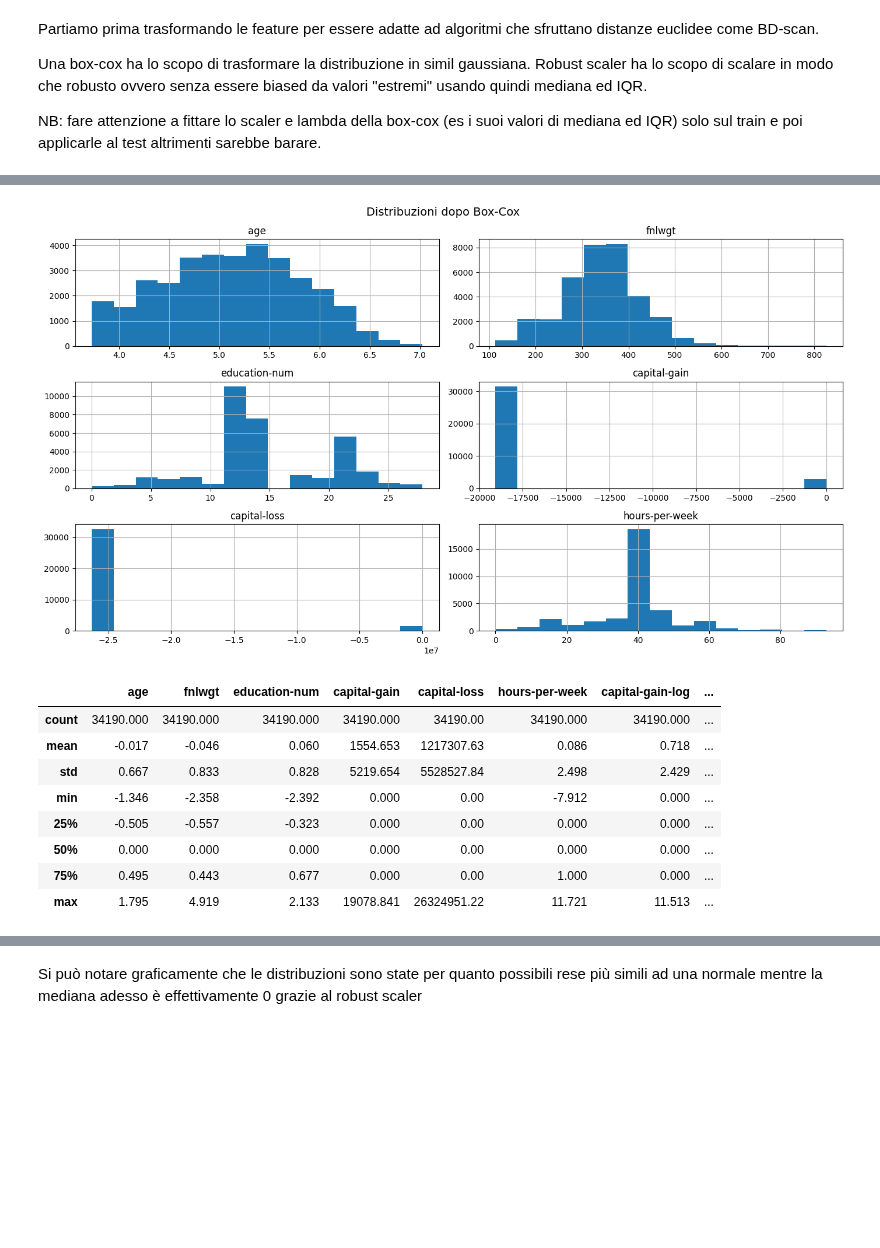
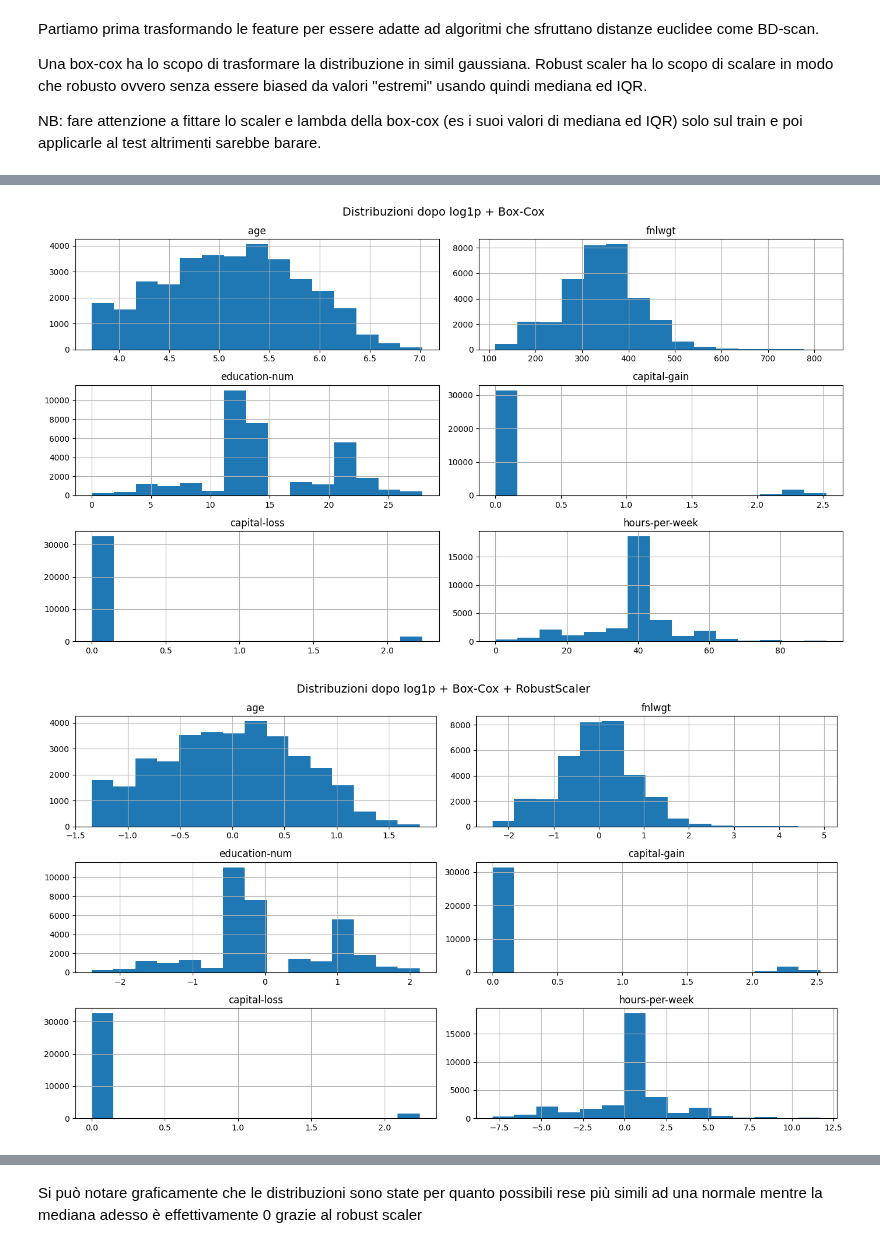
Before and after one commit to Bit-Pitt/BDA, a Jupyter notebook: EDA_tabular.ipynb, the cells around one changed output, grey strips where cells are left out. Saved outputs shown, nothing was run; the diff lists cells and outputs as text; code cells hidden in the pictures; blank space fills up the shorter version.

```diff
--- a/EDA_tabular.ipynb
+++ b/EDA_tabular.ipynb
@@ -809,43 +809,54 @@ from sklearn.preprocessing import RobustScaler
 numeric_vars = ['age', 'fnlwgt', 'education-num',
                 'capital-gain', 'capital-loss', 'hours-per-week']
 
-# Box-Cox (fit su train)
+# Colonne su cui applicare Box-Cox (escludi capital-gain e capital-loss)
+boxcox_vars = ['age', 'fnlwgt', 'education-num', 'hours-per-week']
+log1p_vars  = ['capital-gain', 'capital-loss']
+
 transformed_train = data_train[numeric_vars].copy()
 transformed_test  = data_test[numeric_vars].copy()
+
+# ── Log1p su capital-gain e capital-loss ──────────────────────────────
+transformed_train[log1p_vars] = np.log1p(transformed_train[log1p_vars])
+transformed_test[log1p_vars]  = np.log1p(transformed_test[log1p_vars])
+
+# ── Box-Cox solo sulle altre feature ──────────────────────────────────
 lambda_dict = {}
-
-for col in numeric_vars:
+for col in boxcox_vars:
     min_val = transformed_train[col].min()
     shift = -min_val + 1e-4 if min_val <= 0 else 0
-
-    # fit su train
     new_values, lambda_val = stats.boxcox(transformed_train[col] + shift)
-    lambda_dict[col] = (lambda_val, shift)  # salvo anche lo shift per il test
+    lambda_dict[col] = (lambda_val, shift)
     transformed_train[col] = new_values
-
-    # applico stessa trasformazione su test (stesso lambda e stesso shift)
-    transformed_test[col] = stats.boxcox(transformed_test[col] + shift, lmbda=lambda_val)
+    transformed_test[col]  = stats.boxcox(transformed_test[col] + shift, lmbda=lambda_val)
 
 print("Lambda trovati da Box-Cox:")
 for col, (lam, shift) in lambda_dict.items():
     print(f"  {col}: λ = {lam:.4f}, shift = {shift:.4f}")
 
 transformed_train.hist(bins=15, figsize=(14, 8))
-plt.suptitle("Distribuzioni dopo Box-Cox", fontsize=14)
+plt.suptitle("Distribuzioni dopo log1p + Box-Cox", fontsize=14)
 plt.tight_layout()
 plt.show()
 
-#RobustScaler (fit su train, transform su entrambi)
+# ── RobustScaler ───────────────────────────────────────────────────────
 scaler = RobustScaler()
-X_train = data_train.drop(columns=['income']).copy()
-X_test  = data_test.drop(columns=['income']).copy()
-y_train = data_train['income']
-y_test  = data_test['income']
+transformed_train_scaled = pd.DataFrame(
+    scaler.fit_transform(transformed_train),
+    columns=numeric_vars
+)
+transformed_test_scaled = pd.DataFrame(
+    scaler.transform(transformed_test),
+    columns=numeric_vars
+)
 
-X_train[numeric_vars] = scaler.fit_transform(transformed_train)
-X_test[numeric_vars]  = scaler.transform(transformed_test)
+transformed_train_scaled.hist(bins=15, figsize=(14, 8))
+plt.suptitle("Distribuzioni dopo log1p + Box-Cox + RobustScaler", fontsize=14)
+plt.tight_layout()
+plt.show()
 
-X_train.describe().round(3)
+print("\nStatistiche finali train:")
+print(transformed_train_scaled.describe().round(3))
 # %% [output]
 Lambda trovati da Box-Cox:
   age: λ = 0.1851, shift = 0.0000
@@ -856,11 +865,3 @@ Lambda trovati da Box-Cox:
   hours-per-week: λ = 0.9853, shift = 0.0000
-[figure, old version]
+[figure, new version]
-|  | age | fnlwgt | education-num | capital-gain | capital-loss | hours-per-week | capital-gain-log | ... |
-| count | 34190.000 | 34190.000 | 34190.000 | 34190.000 | 34190.00 | 34190.000 | 34190.000 | ... |
-| mean | -0.017 | -0.046 | 0.060 | 1554.653 | 1217307.63 | 0.086 | 0.718 | ... |
-| std | 0.667 | 0.833 | 0.828 | 5219.654 | 5528527.84 | 2.498 | 2.429 | ... |
-| min | -1.346 | -2.358 | -2.392 | 0.000 | 0.00 | -7.912 | 0.000 | ... |
-| 25% | -0.505 | -0.557 | -0.323 | 0.000 | 0.00 | 0.000 | 0.000 | ... |
-| 50% | 0.000 | 0.000 | 0.000 | 0.000 | 0.00 | 0.000 | 0.000 | ... |
-| 75% | 0.495 | 0.443 | 0.677 | 0.000 | 0.00 | 1.000 | 0.000 | ... |
-| max | 1.795 | 4.919 | 2.133 | 19078.841 | 26324951.22 | 11.721 | 11.513 | ... |
+[figure, added]
```
Also changed, not shown: parts of 27 cells of this notebook.
